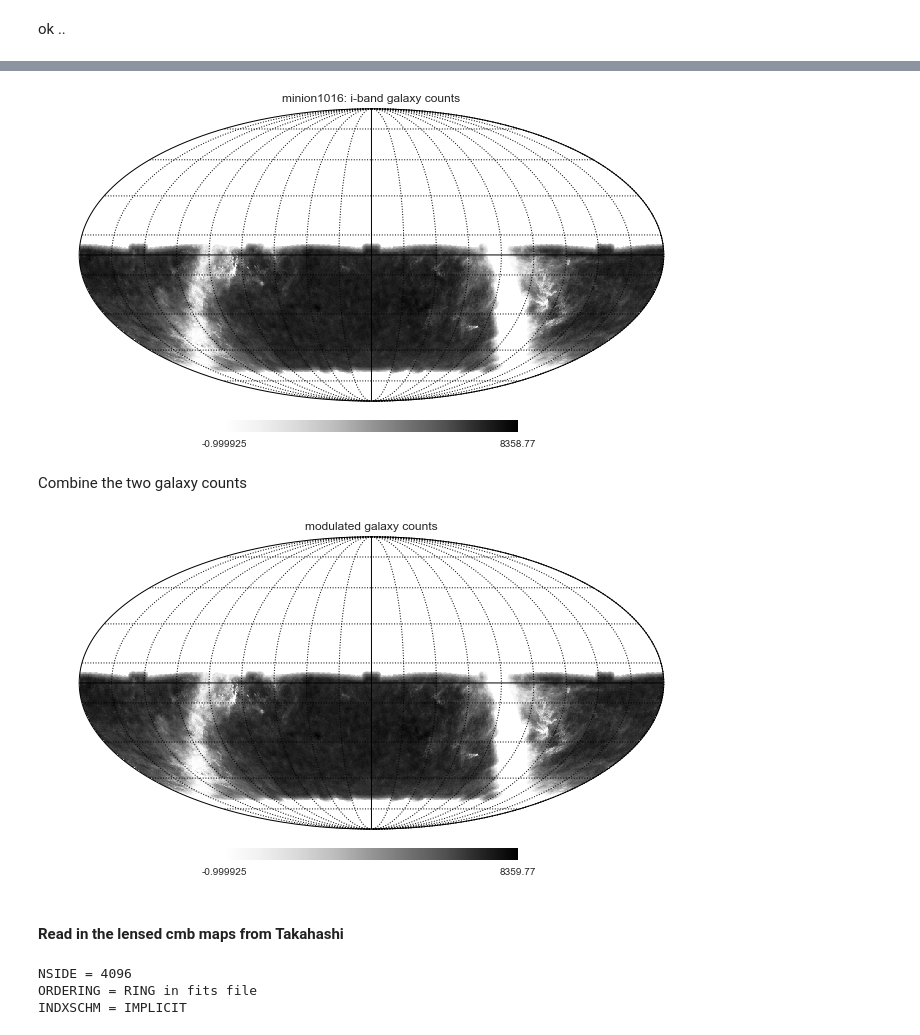
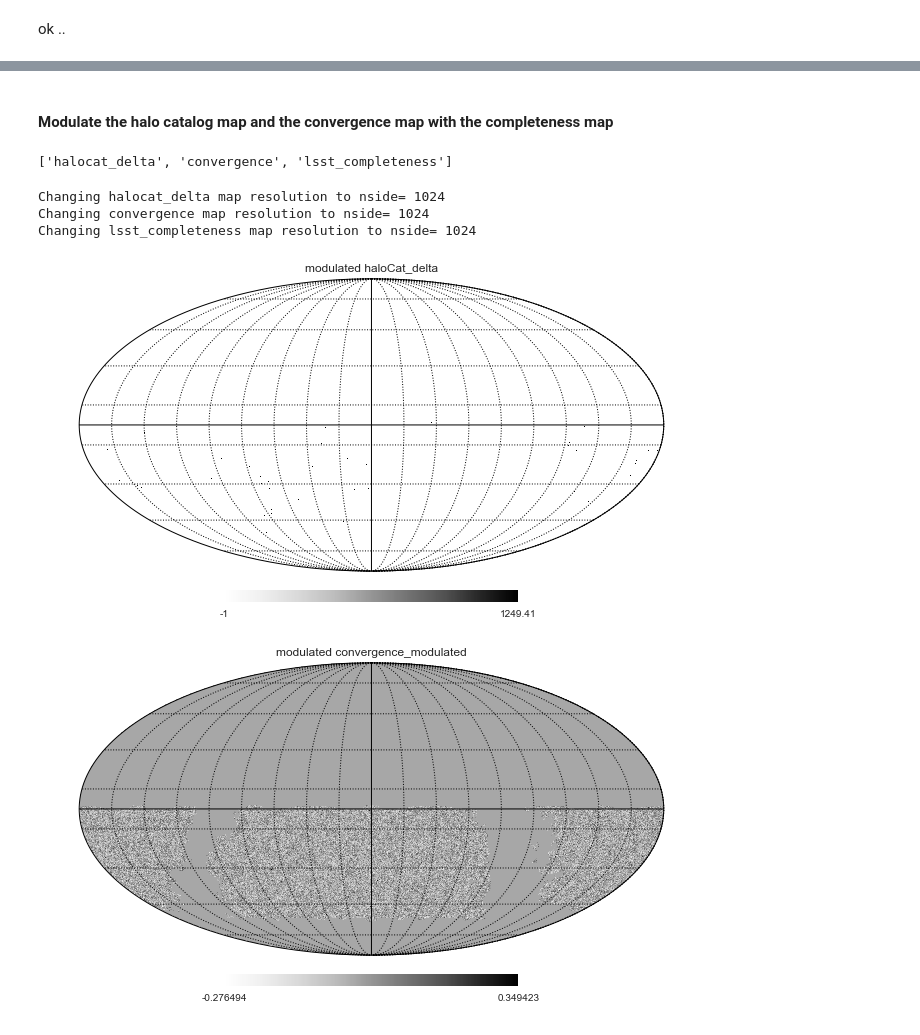
Before and after one commit to humnaawan/cmblxlss, a Jupyter notebook: notebooks/Uncorrelated Galaxy Modulation Effects.ipynb, the cells around one changed output, grey strips where cells are left out. Cells and saved outputs as stored; diff of their text form; code cells hidden in the pictures.

Commit message:
Updated notebook: code for convergence map cross-correlations with halo catalog, with and without modulation based on lsst completeness map.

```diff
--- a/notebooks/Uncorrelated Galaxy Modulation Effects.ipynb
+++ b/notebooks/Uncorrelated Galaxy Modulation Effects.ipynb
@@ -169,0 +238,5 @@ lsst= np.load(galaxyCountPath)
+# %%
+maps['lsst_completeness']= np.zeros(len(lsst_completeness['metricValues']))
+ind= np.where((lsst_completeness['metricValues']> completeness_threshold) &
+              (lsst_completeness['mask']== False))[0]
+maps['lsst_completeness'][ind]= 1.
@@ -169,0 +249,12 @@ lsst= np.load(galaxyCountPath)
+# %%
+%%time
+# match up the nside with Takahashi output
+comp_nside= hp.npix2nside(lsst_completeness['slicerShape'])
+if (comp_nside!=nside):
+    print('Converting the completness map from nside= %s to nside= %s'%(comp_nside, nside))
+    maps['lsst_completeness']= hp.ud_grade(map_in= maps['lsst_completeness'],
+                                    nside_out= nside)
+
+    hp.mollview(maps['lsst_completeness'], flip='astro', rot=(0,0,0),
+            title= 'Completeness Map: threshold on deltaN/N: %s'%completeness_threshold)
+    hp.graticule(dpar=20, dmer=20, verbose=False)
@@ -170,23 +266,28 @@ lsst= np.load(galaxyCountPath)
+# %% [markdown]
+#### Modulate the halo catalog map and the convergence map with the completeness map
+# %%
+maps.keys()
+# %% [output]
+['halocat_delta', 'convergence', 'lsst_completeness']
+# %%
+# for now
+for key in maps.keys():
+    print('Changing %s map resolution to nside= %s'%(key, nside))
+    maps[key]= hp.ud_grade(maps[key], nside)
+# %% [output]
+Changing halocat_delta map resolution to nside= 1024
+Changing convergence map resolution to nside= 1024
+Changing lsst_completeness map resolution to nside= 1024
+# %%
+maps['halocat_delta_modulated']= maps['halocat_delta']*maps['lsst_completeness']
+maps['convergence_modulated']= maps['convergence']*maps['lsst_completeness']
 # %%
-hp.mollview(lsst['metricValues'], flip='astro', rot=(0,0,0), title= 'minion1016: i-band galaxy counts')
+hp.mollview(maps['halocat_delta_modulated'], flip='astro', rot=(0,0,0), title= 'modulated haloCat_delta')
 hp.graticule(dpar=20, dmer=20, verbose=False)
 # %% [output]
-[figure, old version]
+[figure, new version]
-# %% [markdown]
-Combine the two galaxy counts
 # %%
-modulatedCounts= lsst['metricValues']+catmap.counts
-
-hp.mollview(modulatedCounts, flip='astro', rot=(0,0,0), title= 'modulated galaxy counts')
+hp.mollview(maps['convergence_modulated'], flip='astro', rot=(0,0,0), title= 'modulated convergence_modulated')
 hp.graticule(dpar=20, dmer=20, verbose=False)
 # %% [output]
-[figure, old version]
+[figure, new version]
-# %% [markdown]
-#### Read in the lensed cmb maps from Takahashi
-# %%
-filename= 'lensed_cmbmap_betazero_nres12r000.fits'
-hmap= hp.read_map('%s/data/%s'%(home, filename))
-# %% [output]
-NSIDE = 4096
-ORDERING = RING in fits file
-INDXSCHM = IMPLICIT
```
Also changed, not shown: parts of 71 cells of this notebook.
